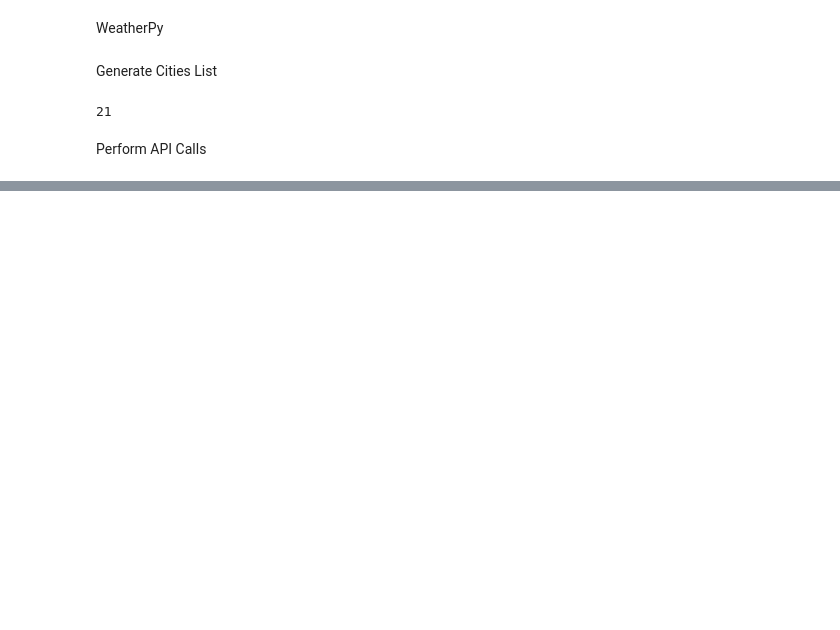
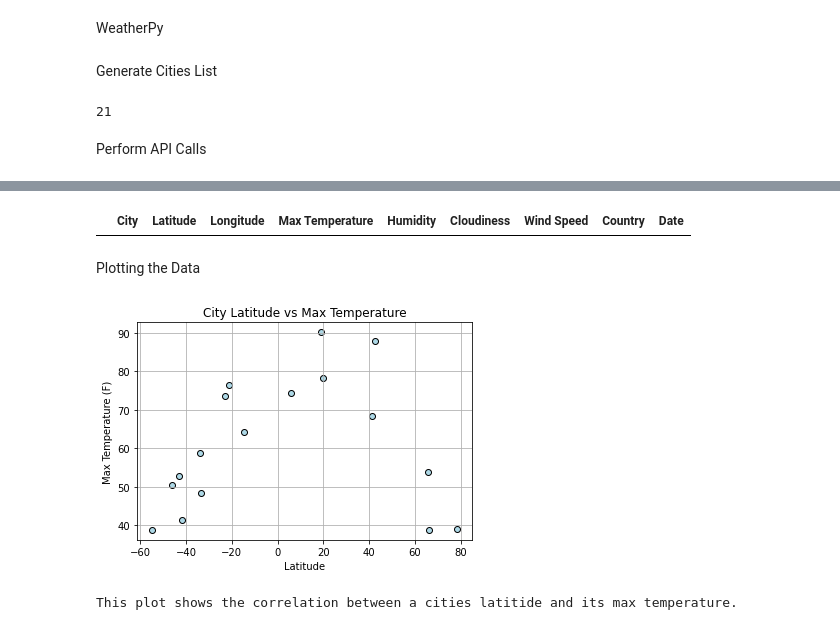
Before and after one commit to sissa81/python-api-challenge, a Jupyter notebook: WeatherPy/WeatherPy.ipynb, the cells around one changed output, grey strips where cells are left out. Drawn from its saved outputs; the diff is of its cells as text; code cells hidden in the pictures; blank space fills up the shorter version.

Commit message:
Test Graphs

```diff
--- a/WeatherPy/WeatherPy.ipynb
+++ b/WeatherPy/WeatherPy.ipynb
@@ -80,12 +80,17 @@ print(json.dumps(test_json_response, indent=4))
 # %%
 # Set empty lists to hold Temperature, Humidity, Cloudiness, Wind Speed, & Latitude
 name = []
-number = []
+lat = []
+lng = []
 temp = []
 humid = []
 cloud = []
 wind = []
-lat = []
+country = []
+date = []
+
+
+
 
 # Create starting point for record count
 record_count = 0
@@ -107,12 +112,15 @@ for city in cities:
     # Try to grab data if available in API
     try:
         name.append(json_response["name"])
-        number.append(json_response["id"])
-        temp.append(json_response["main"]["temp"])
+        lat.append(json_response["coord"]["lat"])
+        lng.append(json_response["coord"]["lon"])
+        temp.append(json_response["main"]["temp_max"])
         humid.append(json_response["main"]["humidity"])
         cloud.append(json_response["clouds"]["all"])
         wind.append(json_response["wind"]["speed"])
-        lat.append(json_response["coord"]["lat"])
+        country.append(json_response["sys"]["country"])
+        date.append(json_response["dt"])
+
         print(f"Processing Record {record_count}: {name}")
 
 
@@ -156,0 +157,10 @@ new_df.head()
+# %%
+# Create new dataframe
+cities_df = pd.DataFrame({"City": name, "Latitude": lat, "Longitude": lng, "Max Temperature": temp, "Humidity": humid, "Cloudiness": cloud, "Wind Speed": wind, "Country": country, "Date": date})
+cities_df.to_csv("output_data/cities.csv")
+
+# Convert date column from unix
+cities_df["Date"] = pd.to_datetime(cities_df["Date"], unit="s", origin="unix")
+
+# Prview new dataframe
+cities_df.head()
@@ -156,0 +187,19 @@ new_df.head()
+# %%
+# Confirm there are no rows with humdity greater than 100%
+cities_df.loc[cities_df["Humidity"]>100]
+# %% [output]
+|  | City | Latitude | Longitude | Max Temperature | Humidity | Cloudiness | Wind Speed | Country | Date |
+# %% [markdown]
+Plotting the Data
+# %%
+# Create plot for Latitude vs Temperature
+plt.title("City Latitude vs Max Temperature")
+plt.xlabel("Latitude")
+plt.ylabel("Max Temperature (F)")
+plt.scatter(cities_df["Latitude"], cities_df["Max Temperature"], marker="o", facecolors="lightblue", edgecolors="black")
+plt.grid()
+plt.show()
+print("This plot shows the correlation between a cities latitide and its max temperature.")
+# %% [output]
+[figure, added]
+This plot shows the correlation between a cities latitide and its max temperature.
```
Also changed, not shown: parts of 19 cells of this notebook, 1 other file.
